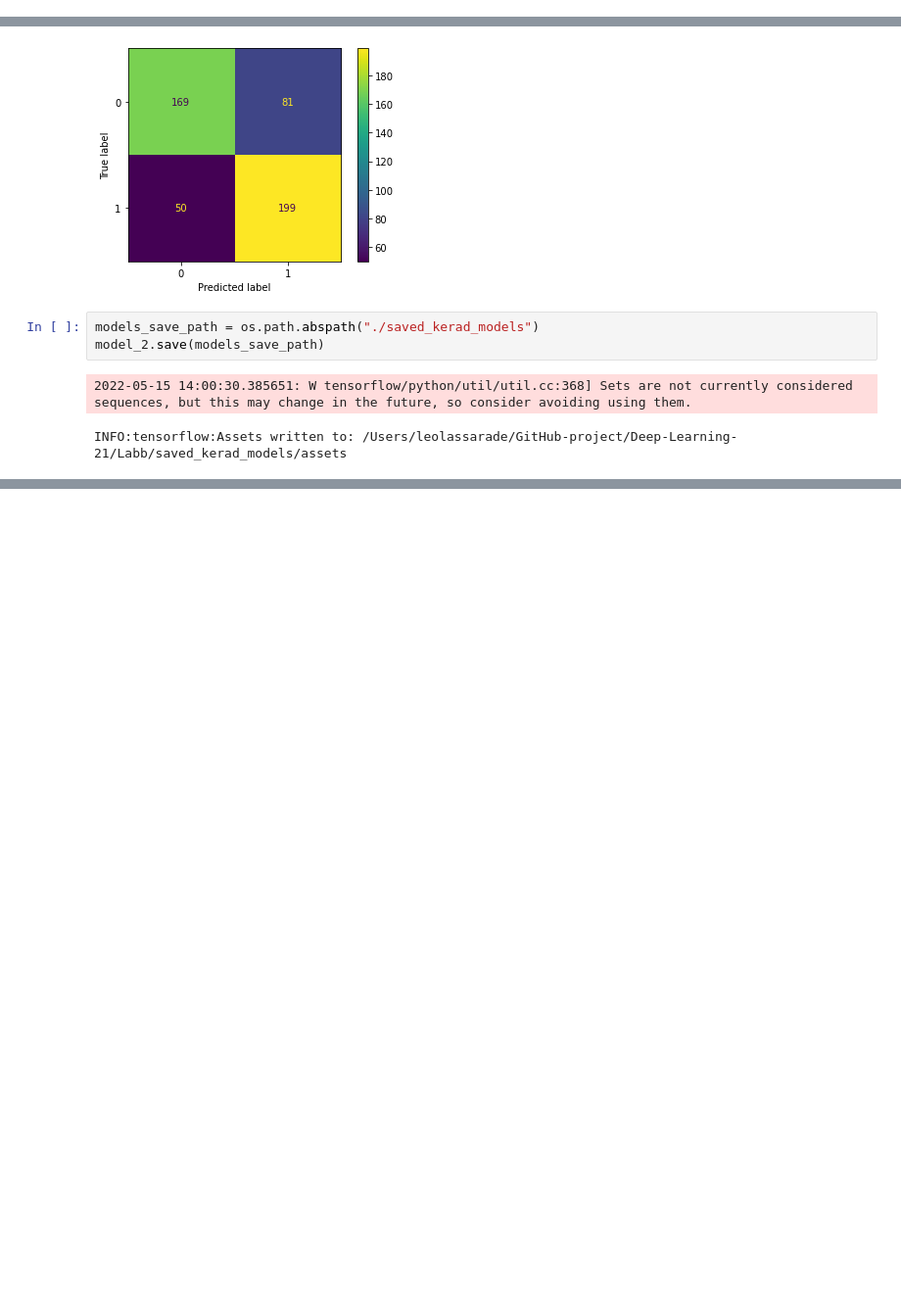
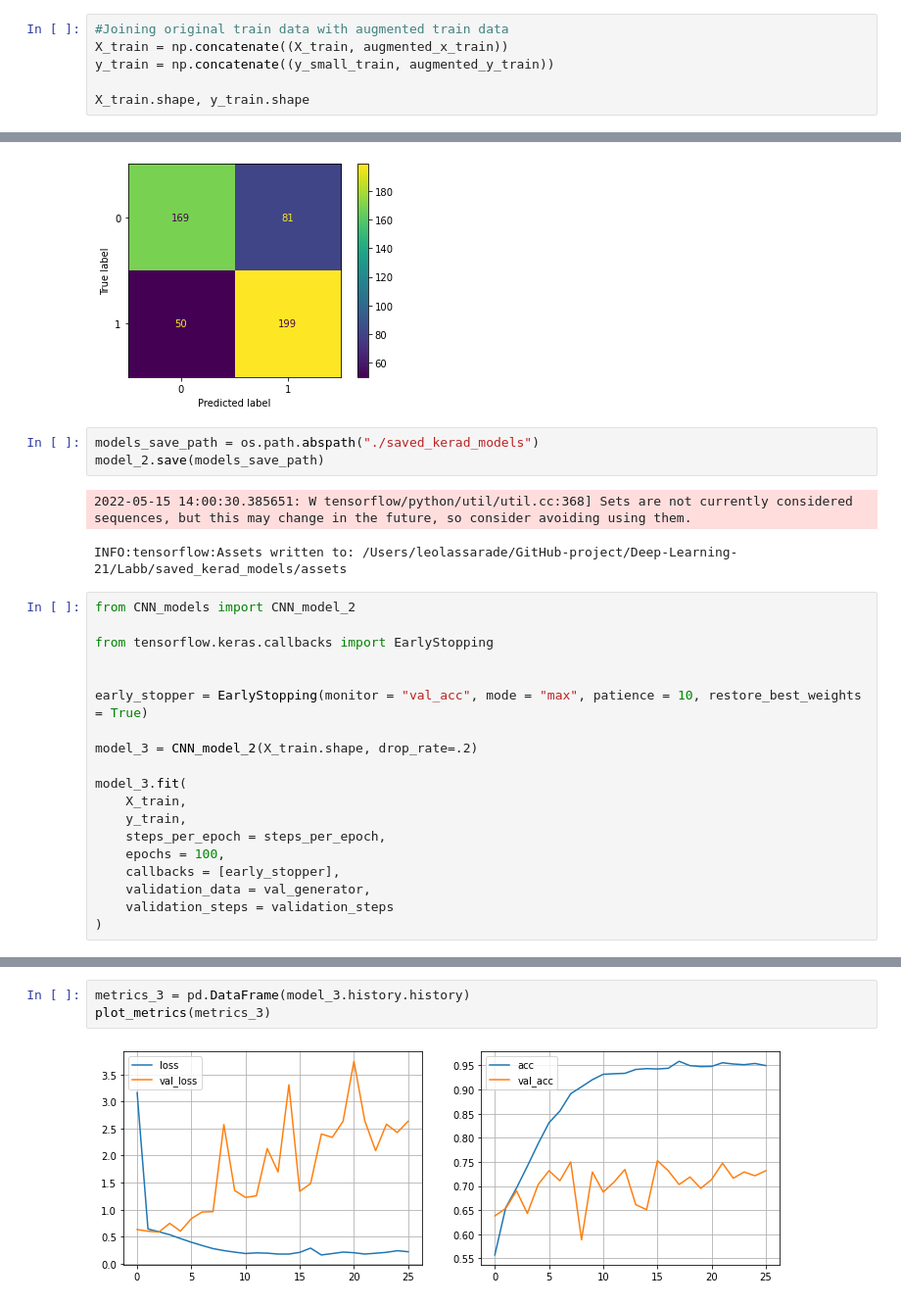
Before and after one commit to Lelelass/Deep-Learning-21, a Jupyter notebook: Labb/lab.ipynb, the cells around one changed output, grey strips where cells are left out. Shown at 98% size. Drawn from its saved outputs; the diff is of its cells as text; blank space fills up the shorter version.

```diff
--- a/Labb/lab.ipynb
+++ b/Labb/lab.ipynb
@@ -258,0 +284,6 @@ X_train.shape[1:]
+# %%
+#Joining original train data with augmented train data
+X_train = np.concatenate((X_train, augmented_x_train))
+y_train = np.concatenate((y_small_train, augmented_y_train))
+
+X_train.shape, y_train.shape
@@ -453,3 +486,22 @@ model_2.save(models_save_path)
 # %% [output]
 2022-05-15 14:00:30.385651: W tensorflow/python/util/util.cc:368] Sets are not currently considered sequences, but this may change in the future, so consider avoiding using them.
 INFO:tensorflow:Assets written to: /Users/leolassarade/GitHub-project/Deep-Learning-21/Labb/saved_kerad_models/assets
+# %%
+from CNN_models import CNN_model_2
+
+from tensorflow.keras.callbacks import EarlyStopping
+
+
+early_stopper = EarlyStopping(monitor = "val_acc", mode = "max", patience = 10, restore_best_weights = True)
+
+model_3 = CNN_model_2(X_train.shape, drop_rate=.2)
+
+model_3.fit(
+    X_train,
+    y_train,
+    steps_per_epoch = steps_per_epoch,
+    epochs = 100,
+    callbacks = [early_stopper],
+    validation_data = val_generator,
+    validation_steps = validation_steps
+)
@@ -455,0 +528,5 @@ INFO:tensorflow:Assets written to: /Users/leolassarade/GitHub-project/Deep-Learn
+# %%
+metrics_3 = pd.DataFrame(model_3.history.history)
+plot_metrics(metrics_3)
+# %% [output]
+[figure, added]
```
Also changed, not shown: parts of 21 cells of this notebook.
